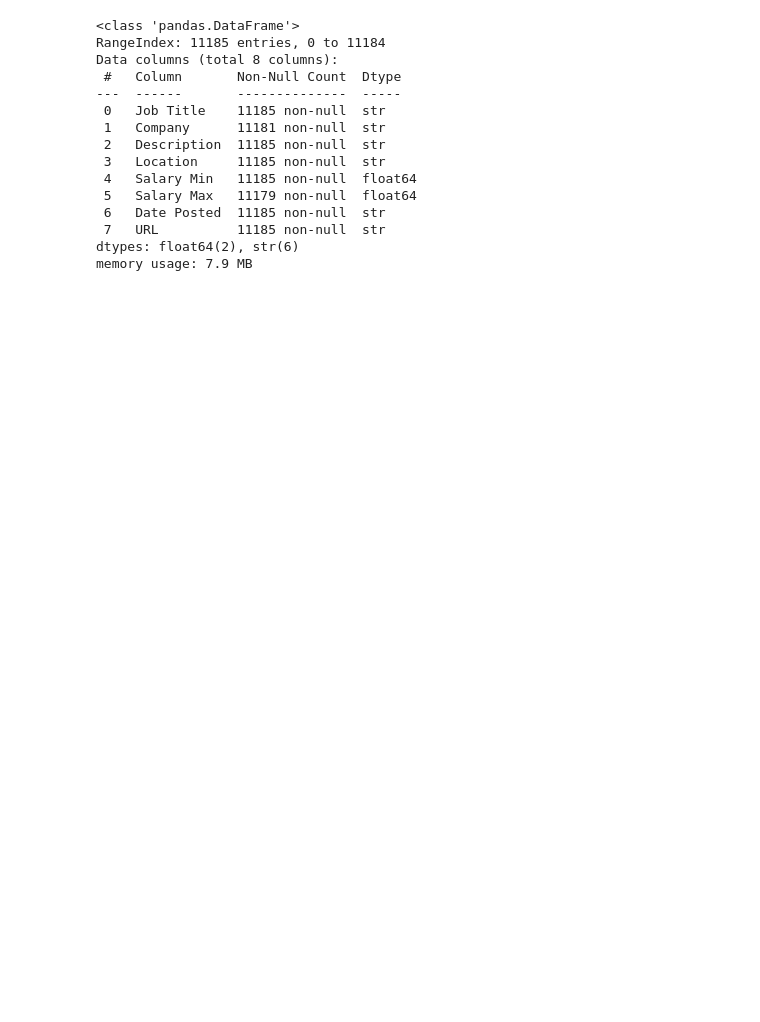
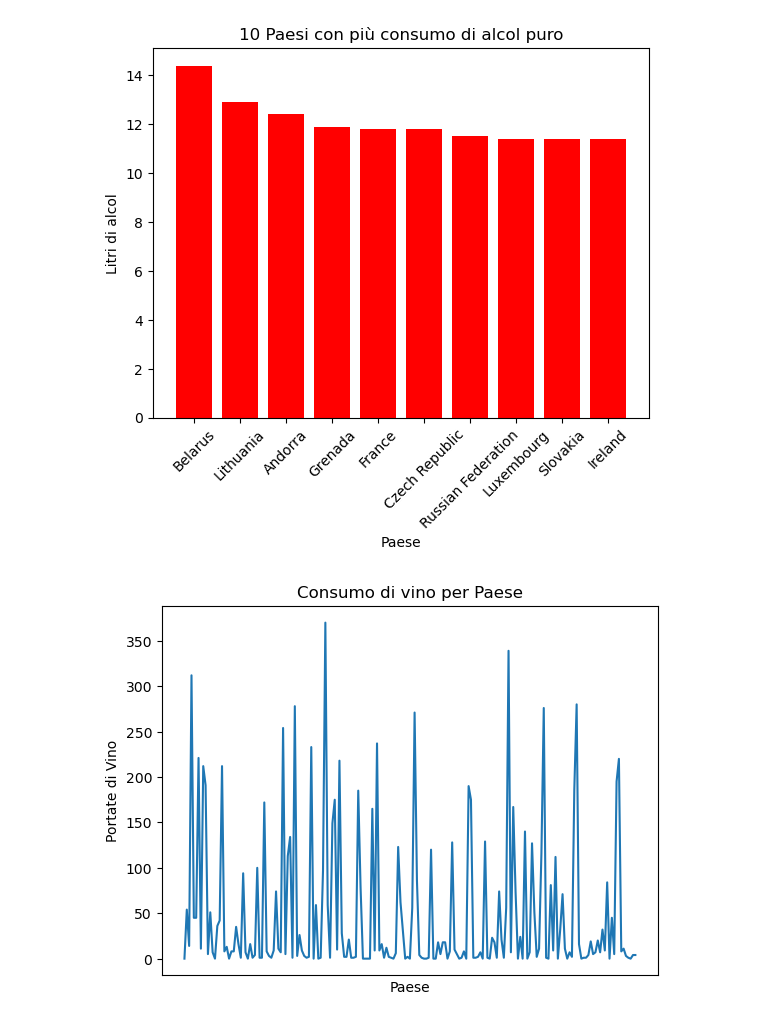
Before and after one commit to ValeWenz/ProgrammingLab, a Jupyter notebook: laboratorio_2/esercizi_lez_3(II).ipynb, the cells around one changed output. Drawn from its saved outputs; the diff is of its cells as text; code cells hidden in the pictures; blank space fills up the shorter version.

Commit message:
esercizi lezione 3

```diff
--- a/laboratorio_2/esercizi_lez_3(II).ipynb
+++ b/laboratorio_2/esercizi_lez_3(II).ipynb
@@ -3,12 +3,39 @@ import pandas as pd
 from datasets import load_dataset
 import matplotlib.pyplot as plt
 # %%
-# Creating a Series from a list
-# Carica il dataset
-dataset = load_dataset("yiqing111/Engineering_Jobs_Insight_Dataset")
+#esercizio 1
 
-# Converte in DataFrame Pandas
-df = dataset['train'].to_pandas()
+df = pd.read_csv("https://raw.githubusercontent.com/fivethirtyeight/data/master/alcohol-consumption/drinks.csv")  #importo il dataset
+df.head(4)  #visualizzo le prime quattro righe giusto per capire come è fatto
 
-df.info()
+df_consumoAlcol=df.sort_values(by="total_litres_of_pure_alcohol", ascending=False) #ordino sulla base della colonna total_litres_of_pure_alcohol
+print(df_consumoAlcol.head(50)) #visualizzo solo le prime 10 righe
+
+media_birra=df["beer_servings"].mean()
+media_vino=df["wine_servings"].mean()
+media_distillati=df["spirit_servings"].mean()  #seleziono per colonna e applico la funzione mean()
+print(f"media birra: {media_birra} , media vino: {media_vino} , media distillati: {media_distillati}") #visualizzo i risultati
+
+df["alcohol_index"]=(df["beer_servings"] + df["wine_servings"] + df["spirit_servings"])/3 #sommmo le colonne e divido per 3 nella nuova colonna
+
+print(df.sort_values(by="alcohol_index",ascending=False).head(1)) #visualizzo solo colui che ha il valore più alto nella colonna appena creata
+
+paesi_above_100birre=df[df["beer_servings"]>100] #seleziono solo le righe che hanno il valore delle birre sopra 100
+print(paesi_above_100birre)
+
+
+plt.bar(df_consumoAlcol.head(10)['country'], df_consumoAlcol.head(10)['total_litres_of_pure_alcohol'], color='red') #creo un graifco con sulle x i Paesi e sulle y i litri totali
+plt.title('10 Paesi con più consumo di alcol puro') #inserisco un titolo
+plt.xlabel('Paese') #inserisco etichetta asse X
+plt.ylabel('Litri di alcol') #inserisco etichetta asse Y
+plt.xticks(rotation=45) #ruoto per questioni di spazio
+plt.show() #mostro il grafico
+
+df_paese_ordinato=df.sort_values(by="country")  #creo un df ordinando  per Paese in ordine alfabetico
+plt.plot(df_paese_ordinato['country'], df_paese_ordinato['wine_servings']) #creo il grafico
+plt.title('Consumo di vino per Paese') #inserisco un titolo
+plt.xlabel('Paese') #inserisco etichetta asse X
+plt.ylabel('Portate di Vino') #inserisco etichetta asse Y
+plt.xticks([]) #nascondo i nomi dei Paesi, sono troppi per essere rappresentati sul grafico
+plt.show()
 # %% [output]
@@ -16,15 +59,2 @@ Repo card metadata block was not found. Setting CardData to empty.
-<class 'pandas.DataFrame'>
-RangeIndex: 11185 entries, 0 to 11184
-Data columns (total 8 columns):
- #   Column       Non-Null Count  Dtype
----  ------       --------------  -----
- 0   Job Title    11185 non-null  str
- 1   Company      11181 non-null  str
- 2   Description  11185 non-null  str
- 3   Location     11185 non-null  str
- 4   Salary Min   11185 non-null  float64
- 5   Salary Max   11179 non-null  float64
- 6   Date Posted  11185 non-null  str
- 7   URL          11185 non-null  str
-dtypes: float64(2), str(6)
-memory usage: 7.9 MB
+[figure, added]
+[figure, added]
```
Also changed, not shown: parts of 1 cell of this notebook.
